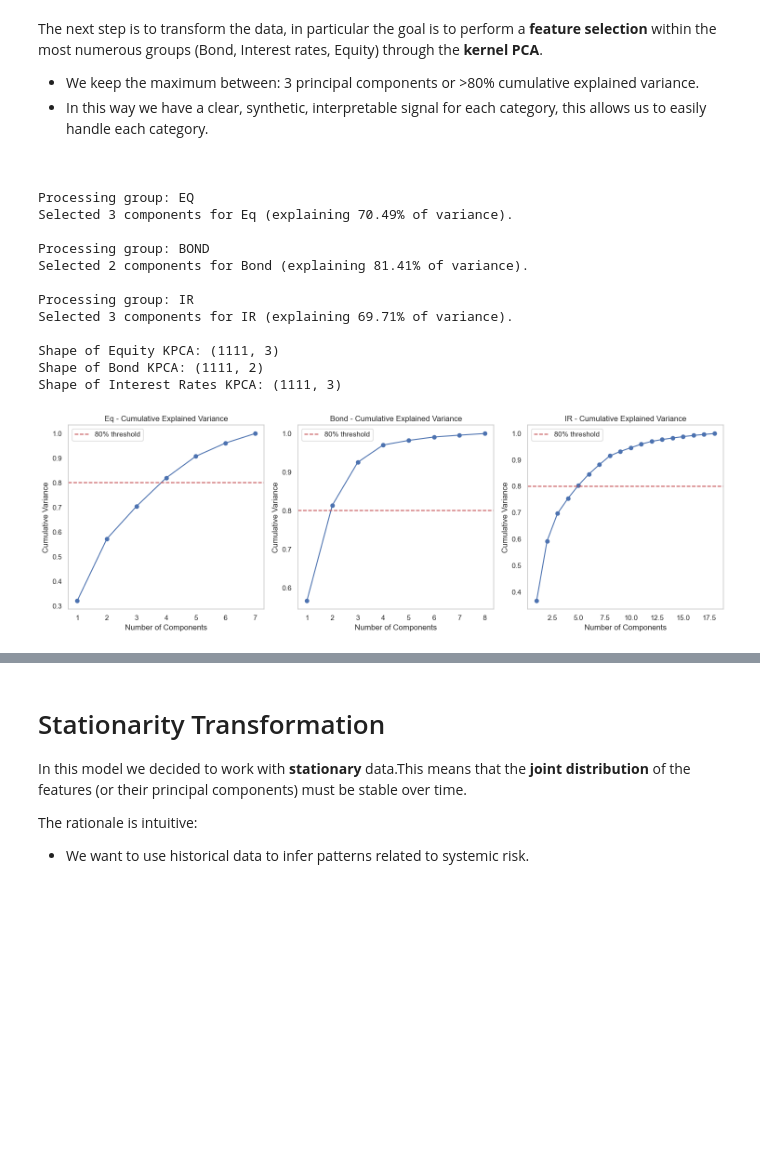
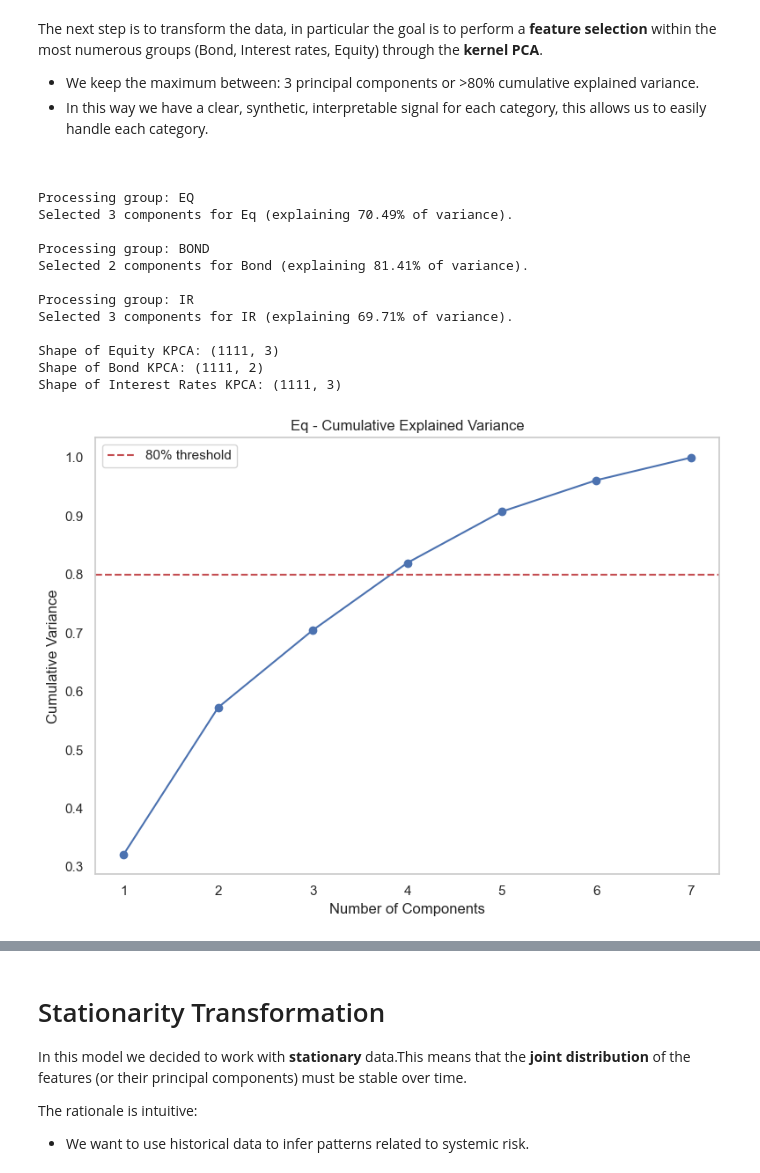
Before and after one commit to Filippo-Galli/Fintech_BC, a Jupyter notebook: Final_project/baseline models.ipynb, the cells around one changed output, grey strips where cells are left out. Drawn from its saved outputs; the diff is of its cells as text; code cells hidden in the pictures; blank space fills up the shorter version.

```diff
--- a/Final_project/baseline models.ipynb
+++ b/Final_project/baseline models.ipynb
@@ -539,38 +539,35 @@ for group_abbr, group_columns in groups.items():
 Eq_kpca = kernel_pca_features['Eq']
 Bond_kpca = kernel_pca_features['Bond']
 IR_kpca = kernel_pca_features['IR']
 
 # Example prints
 print("\nShape of Equity KPCA:", Eq_kpca.shape)
 print("Shape of Bond KPCA:", Bond_kpca.shape)
 print("Shape of Interest Rates KPCA:", IR_kpca.shape)
 
 # Plot explained variance for each group
-plt.figure(figsize=(15,5))
-
-for i, (group_abbr, cumvar) in enumerate(explained_variances.items(), 1):
-    plt.subplot(1, 3, i)
+for group_abbr, cumvar in explained_variances.items():
+    plt.figure(figsize=(8, 6))  # Adjust the figure size as needed
     plt.plot(np.arange(1, len(cumvar)+1), cumvar, marker='o')
     plt.axhline(y=0.8, color='r', linestyle='--', label='80% threshold')
     plt.title(f'{group_abbr} - Cumulative Explained Variance')
     plt.xlabel('Number of Components')
     plt.ylabel('Cumulative Variance')
     plt.grid()
     plt.legend()
-
-plt.tight_layout()
-plt.show()
+    plt.tight_layout()
+    plt.show()
 # %% [output]
 Processing group: EQ
 Selected 3 components for Eq (explaining 70.49% of variance).
 
 Processing group: BOND
 Selected 2 components for Bond (explaining 81.41% of variance).
 
 Processing group: IR
 Selected 3 components for IR (explaining 69.71% of variance).
 
 Shape of Equity KPCA: (1111, 3)
 Shape of Bond KPCA: (1111, 2)
 Shape of Interest Rates KPCA: (1111, 3)
-[figure, old version]
+[figure, new version]
```
Also changed, not shown: parts of 1 cell of this notebook, 1 other file.
